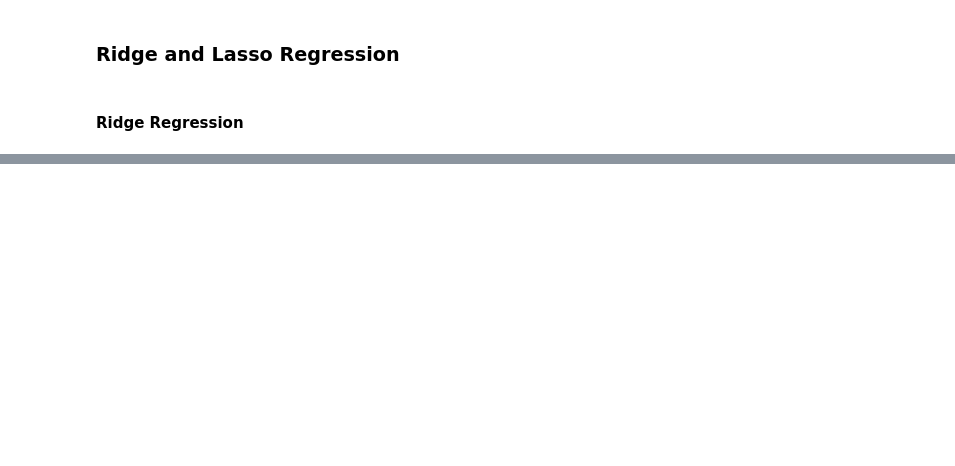
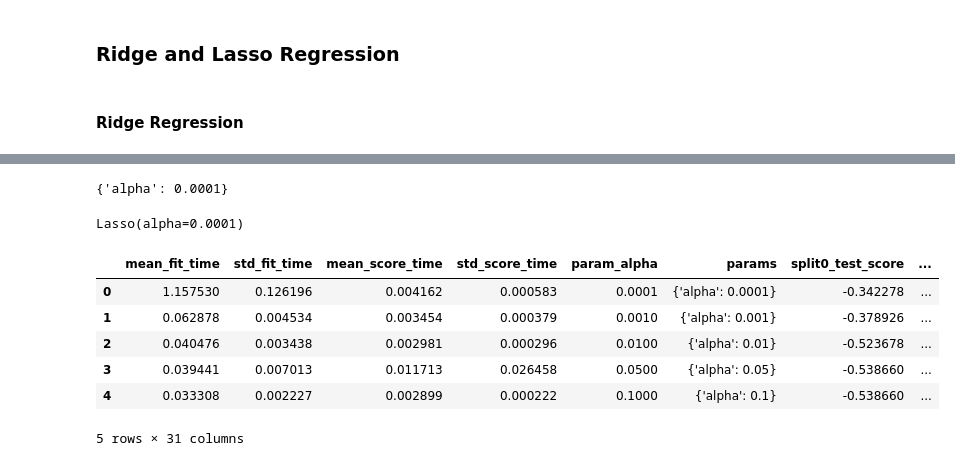
Before and after one commit to kc11381/case_study_telecom_churn_pca_ensemble_models, a Jupyter notebook: telecom_churn_pca_ensemble_models.ipynb, the cells around one changed output, grey strips where cells are left out. Cells and saved outputs as stored; diff of their text form; code cells hidden in the pictures; blank space fills up the shorter version.

```diff
--- a/telecom_churn_pca_ensemble_models.ipynb
+++ b/telecom_churn_pca_ensemble_models.ipynb
@@ -998,0 +1119,26 @@ y_pred_test
+# %%
+# Printing the best hyperparameter alpha
+print(model_cv.best_params_)
+# %% [output]
+{'alpha': 0.0001}
+# %%
+#Fitting Ridge model for alpha = 0.0001 and printing coefficients which have been penalised
+alpha = 0.0001
+
+lasso = Lasso(alpha=alpha)
+
+lasso.fit(X_resampled, y_resampled)
+# %% [output]
+Lasso(alpha=0.0001)
+# %%
+cv_result_r = pd.DataFrame(model_cv.cv_results_)
+cv_result_r['param_alpha'] = cv_result_r['param_alpha'].astype('float32')
+cv_result_r.head()
+# %% [output]
+|  | mean_fit_time | std_fit_time | mean_score_time | std_score_time | param_alpha | params | split0_test_score | ... |
+| 0 | 1.157530 | 0.126196 | 0.004162 | 0.000583 | 0.0001 | {'alpha': 0.0001} | -0.342278 | ... |
+| 1 | 0.062878 | 0.004534 | 0.003454 | 0.000379 | 0.0010 | {'alpha': 0.001} | -0.378926 | ... |
+| 2 | 0.040476 | 0.003438 | 0.002981 | 0.000296 | 0.0100 | {'alpha': 0.01} | -0.523678 | ... |
+| 3 | 0.039441 | 0.007013 | 0.011713 | 0.026458 | 0.0500 | {'alpha': 0.05} | -0.538660 | ... |
+| 4 | 0.033308 | 0.002227 | 0.002899 | 0.000222 | 0.1000 | {'alpha': 0.1} | -0.538660 | ... |
+5 rows × 31 columns
```
Also changed, not shown: parts of 53 cells of this notebook.
